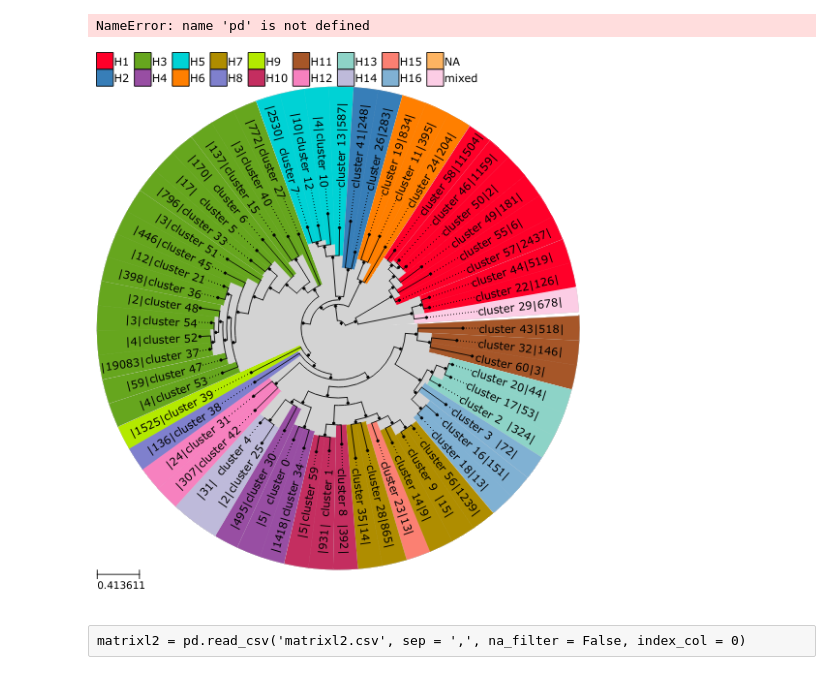
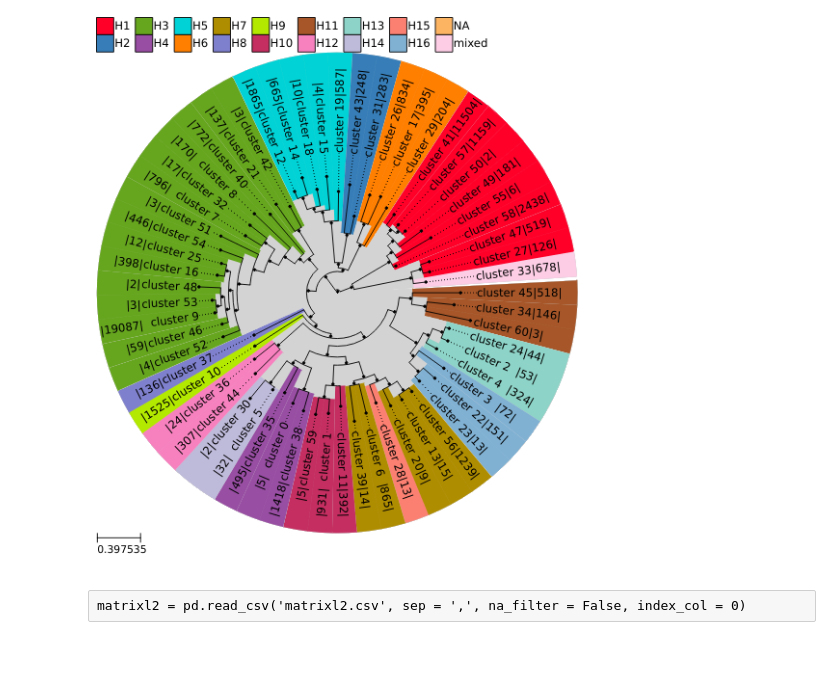
Before and after one commit to ahenoch/FluClust, a Jupyter notebook: Tree.ipynb, the cells around one changed output. Drawn from its saved outputs; the diff is of its cells as text; code cells hidden in the pictures.

```diff
--- a/Tree.ipynb
+++ b/Tree.ipynb
@@ -223,10 +223,8 @@ hostdict =	{
     "ferret": [".*mink.*", ".*ferret.*", ".*weasel.*"]
 }
 # %%
-link = pd.read_csv('linkage_new.csv', sep = ',', na_filter = False, header = 0)
-cluster = pd.read_csv('cluster_new.csv', sep = ',', na_filter = False, header = 0, index_col = 0)
+link = pd.read_csv('linkage.csv', sep = ',', na_filter = False, header = 0)
+cluster = pd.read_csv('cluster.csv', sep = ',', na_filter = False, header = 0, index_col = 0)
-# %% [output]
-NameError: name 'pd' is not defined
 # %%
 exclude = [i for i, line in enumerate(open('A.fasta')) if not line.startswith('>')]
 framemeta = pd.read_csv('A.fasta', skiprows = exclude, sep = '|', na_filter = False, header = None)
@@ -248,10 +246,11 @@ treequery.replace('', 'NA', inplace = True)
 # %%
 tree, ts = getTree(link, treequery, feature = 'H', rownumber = 2, segment = 4, prune = True, treshold = 1.0)
 #tree, ts = getTree(link, treequery, feature = 'hostsel', rownumber = 3, segment = 4, prune = True, treshold = 0.9)
 #tree, ts = getTree(link, treequery, feature = 'timespan', rownumber = 4, segment = 4, prune = True, treshold = 0.5)
+tree.render(file_name = '/home/ahenoch/Desktop/alpha00_beta00.pdf', tree_style = ts, w = 500)
 tree.render(file_name = '%%inline', tree_style = ts, w = 500)
 # %% [output]
-[figure, old version]
+[figure, new version]
 # %% [raw]
 matrixl2 = pd.read_csv('matrixl2.csv', sep = ',', na_filter = False, index_col = 0)
 # %% [raw]
```
Also changed, not shown: 4 other files.
